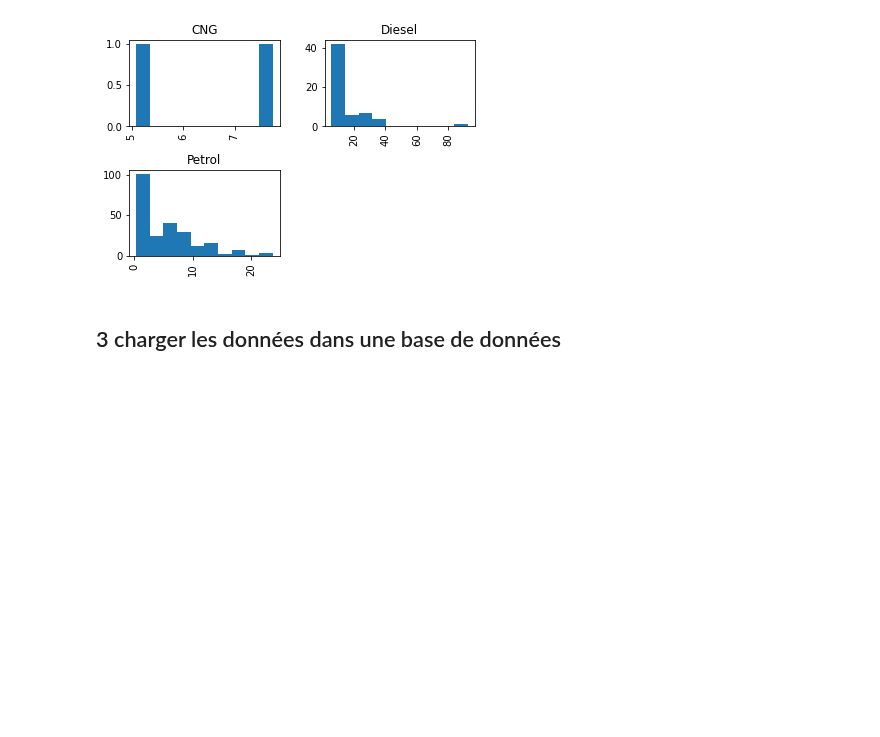
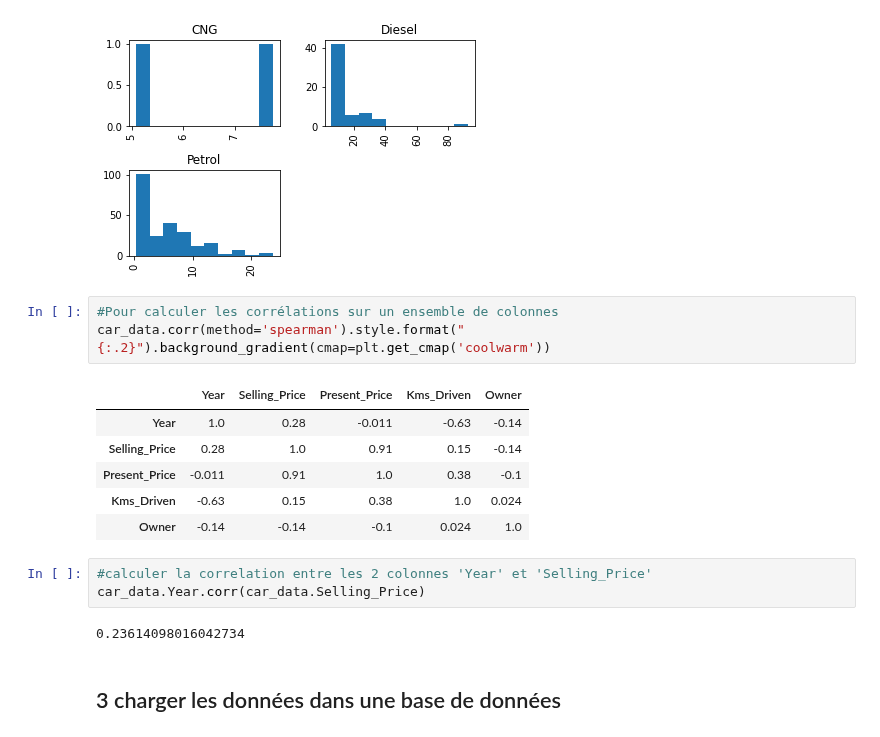
Before and after one commit to ines-d/MachineLearning, a Jupyter notebook: MachineLearning/MachineLearning_CAR/Projet_1_carData.ipynb, the cells around one changed output. Saved outputs shown, nothing was run; the diff lists cells and outputs as text; blank space fills up the shorter version.

```diff
--- a/MachineLearning/MachineLearning_CAR/Projet_1_carData.ipynb
+++ b/MachineLearning/MachineLearning_CAR/Projet_1_carData.ipynb
@@ -152,6 +152,21 @@ array([[<AxesSubplot:title={'center':'CNG'}>,
        [<AxesSubplot:title={'center':'Petrol'}>, <AxesSubplot:>]],
       dtype=object)
 [figure]
+# %%
+#Pour calculer les corrélations sur un ensemble de colonnes
+car_data.corr(method='spearman').style.format("{:.2}").background_gradient(cmap=plt.get_cmap('coolwarm'))
+# %% [output]
+|  | Year | Selling_Price | Present_Price | Kms_Driven | Owner |
+| Year | 1.0 | 0.28 | -0.011 | -0.63 | -0.14 |
+| Selling_Price | 0.28 | 1.0 | 0.91 | 0.15 | -0.14 |
+| Present_Price | -0.011 | 0.91 | 1.0 | 0.38 | -0.1 |
+| Kms_Driven | -0.63 | 0.15 | 0.38 | 1.0 | 0.024 |
+| Owner | -0.14 | -0.14 | -0.1 | 0.024 | 1.0 |
+# %%
+#calculer la correlation entre les 2 colonnes 'Year' et 'Selling_Price'
+car_data.Year.corr(car_data.Selling_Price)
+# %% [output]
+0.23614098016042734
 # %% [markdown]
 ## 3 charger les données dans une base de données
 # %% [markdown]
```
